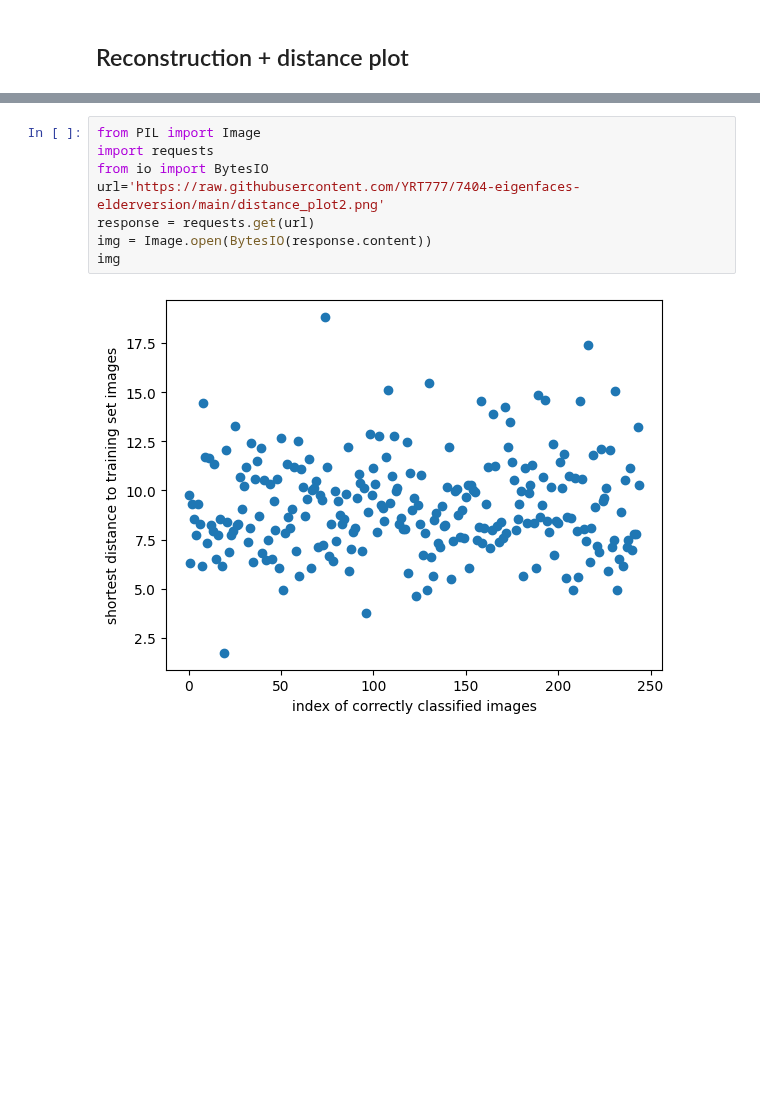
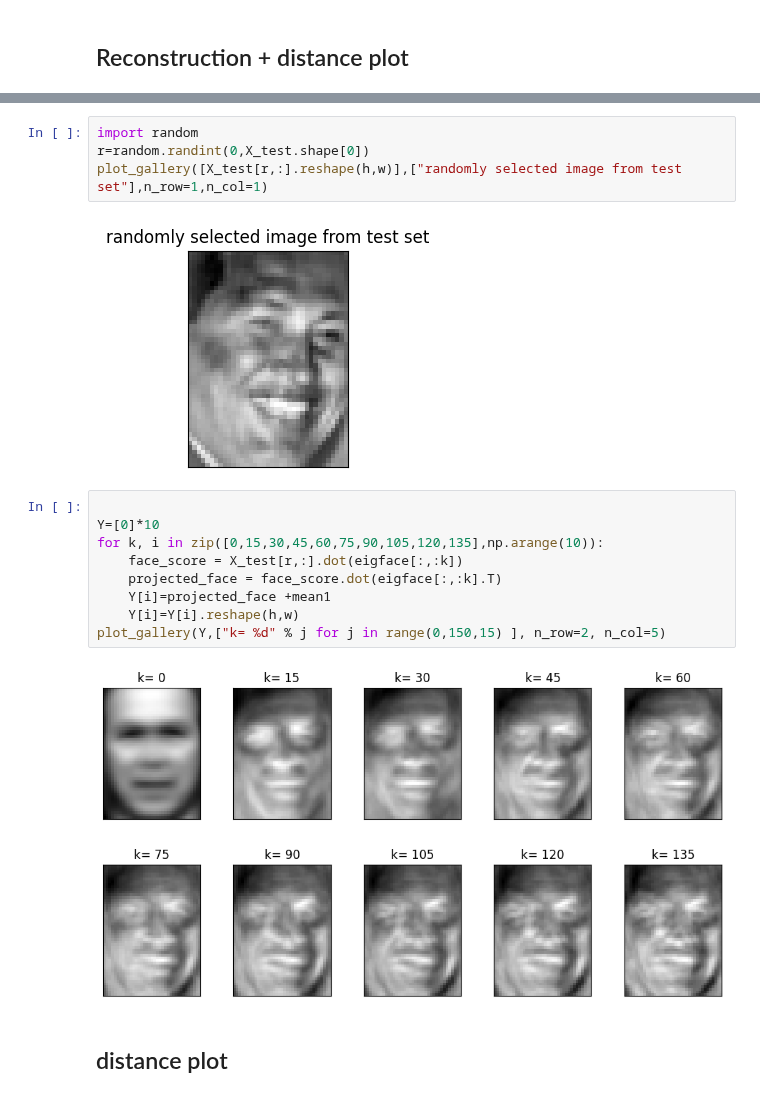
Before and after one commit to HeroLink/comp7404c-eigenfaces, a Jupyter notebook: jupyter/eigenfaces.ipynb, the cells around one changed output, grey strips where cells are left out. Saved outputs shown, nothing was run; the diff lists cells and outputs as text; blank space fills up the shorter version.

```diff
--- a/jupyter/eigenfaces.ipynb
+++ b/jupyter/eigenfaces.ipynb
@@ -491,10 +466,19 @@ img
-# %%
-from PIL import Image
-import requests
-from io import BytesIO
-url='https://raw.githubusercontent.com/YRT777/7404-eigenfaces-elderversion/main/distance_plot2.png'
-response = requests.get(url)
-img = Image.open(BytesIO(response.content))
-img
-# %% [output]
-[figure, removed]
+# %%
+import random
+r=random.randint(0,X_test.shape[0])
+plot_gallery([X_test[r,:].reshape(h,w)],["randomly selected image from test set"],n_row=1,n_col=1)
+# %% [output]
+[figure, added]
+# %%
+
+Y=[0]*10
+for k, i in zip([0,15,30,45,60,75,90,105,120,135],np.arange(10)):
+    face_score = X_test[r,:].dot(eigface[:,:k])
+    projected_face = face_score.dot(eigface[:,:k].T)
+    Y[i]=projected_face +mean1
+    Y[i]=Y[i].reshape(h,w)
+plot_gallery(Y,["k= %d" % j for j in range(0,150,15) ], n_row=2, n_col=5)
+# %% [output]
+[figure, added]
+# %% [markdown]
+## distance plot
```
Also changed, not shown: parts of 14 cells of this notebook.
